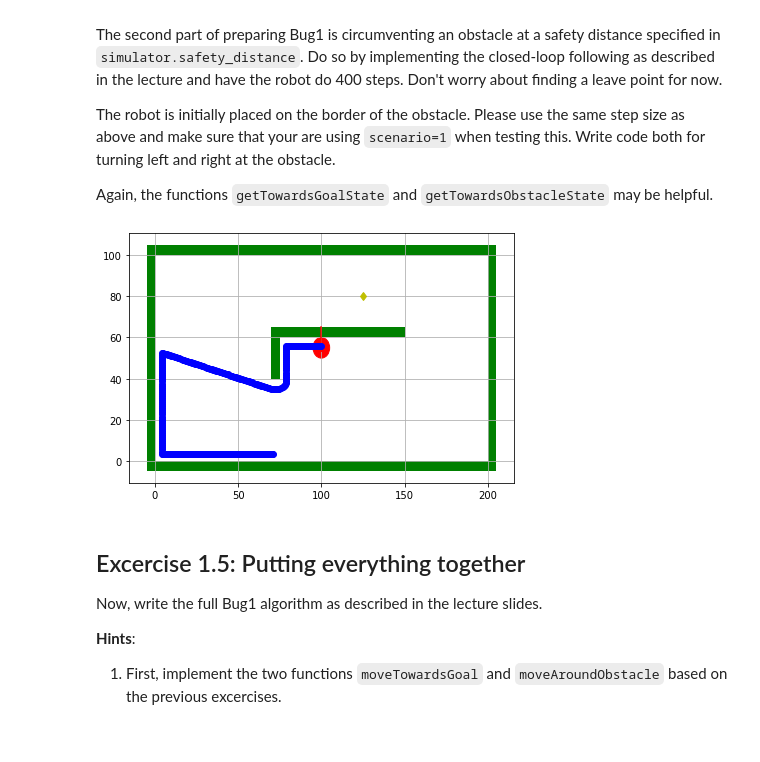
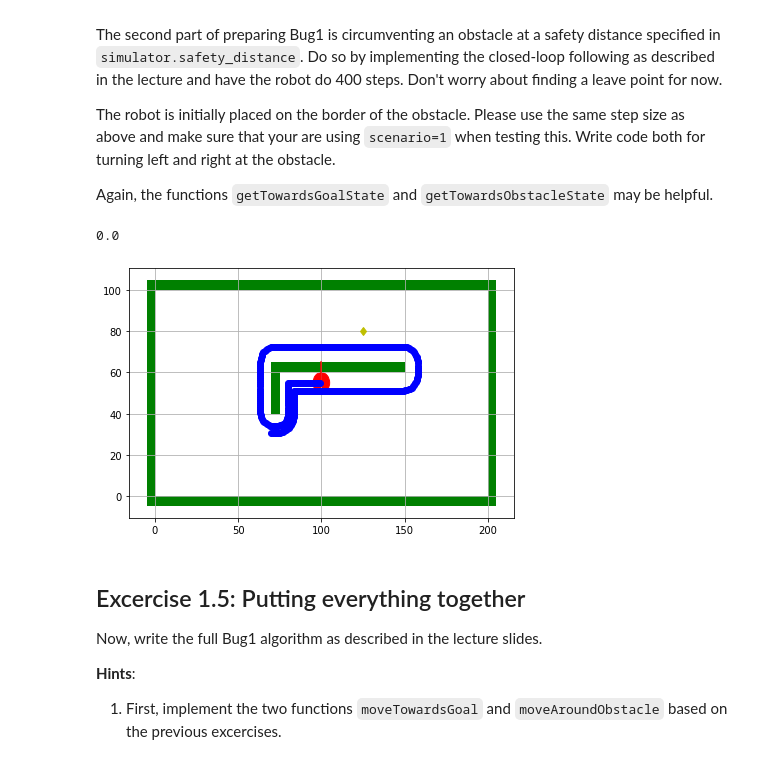
Before and after one commit to Braafisch/Motion-Planning-Assignment, a Jupyter notebook: Assignment_1/MP_Assignment1.ipynb, the cells around one changed output. Cells and saved outputs as stored; diff of their text form; code cells hidden in the pictures.

Commit message:
move towards goals

```diff
--- a/Assignment_1/MP_Assignment1.ipynb
+++ b/Assignment_1/MP_Assignment1.ipynb
@@ -296,36 +295,31 @@ Again, the functions ``getTowardsGoalState`` and ``getTowardsObstacleState`` may
 # %%
 assert scenario==1, 'Please use scenario 1 for this excercise!'
 
 simulator.spawn(x=100, y=55, theta=90/180. * np.pi)
 
 plt.figure()
 simulator.drawBoard()
 simulator.showRobot()
 
 go_right = False
 
 # -- TODO: Add your code here --
 goal_dist, toward_goal_phi, toward_goal_free_dist = getTowardsGoalState(simulator)
 toward_obstacle_phi, toward_obstacle_dist = getTowardsObstacleState(simulator)
+print(toward_obstacle_dist - simulator.safety_distance)
 
-# print(simulator.getPose())
-# simulator.turn(np.pi/2)
-# print(simulator.getPose())
-
-#print(toward_obstacle_phi, toward_obstacle_dist)
-while (simulator.getNumMoves()<400) and goal_dist != 0:
-  # print(simulator.getPose)
-  if (toward_obstacle_dist-simulator.safety_distance<0):
+while (simulator.getNumMoves()<600) and goal_dist != 0:
+  if toward_goal_phi != np.pi/2:
     simulator.turn(np.pi/2+toward_obstacle_phi)
-    # print(simulator.getPose)
 
   simulator.forward(1)
   plt.plot(simulator.x, simulator.y, 'bo')
 
   goal_dist, toward_goal_phi, toward_goal_free_dist = getTowardsGoalState(simulator)
   toward_obstacle_phi, toward_obstacle_dist = getTowardsObstacleState(simulator)
 # %% [output]
+0.0
-[figure, old version]
+[figure, new version]
 # %%
 pos = simulator.getPose()
   print(pos)
```
Also changed, not shown: parts of 2 cells of this notebook.
